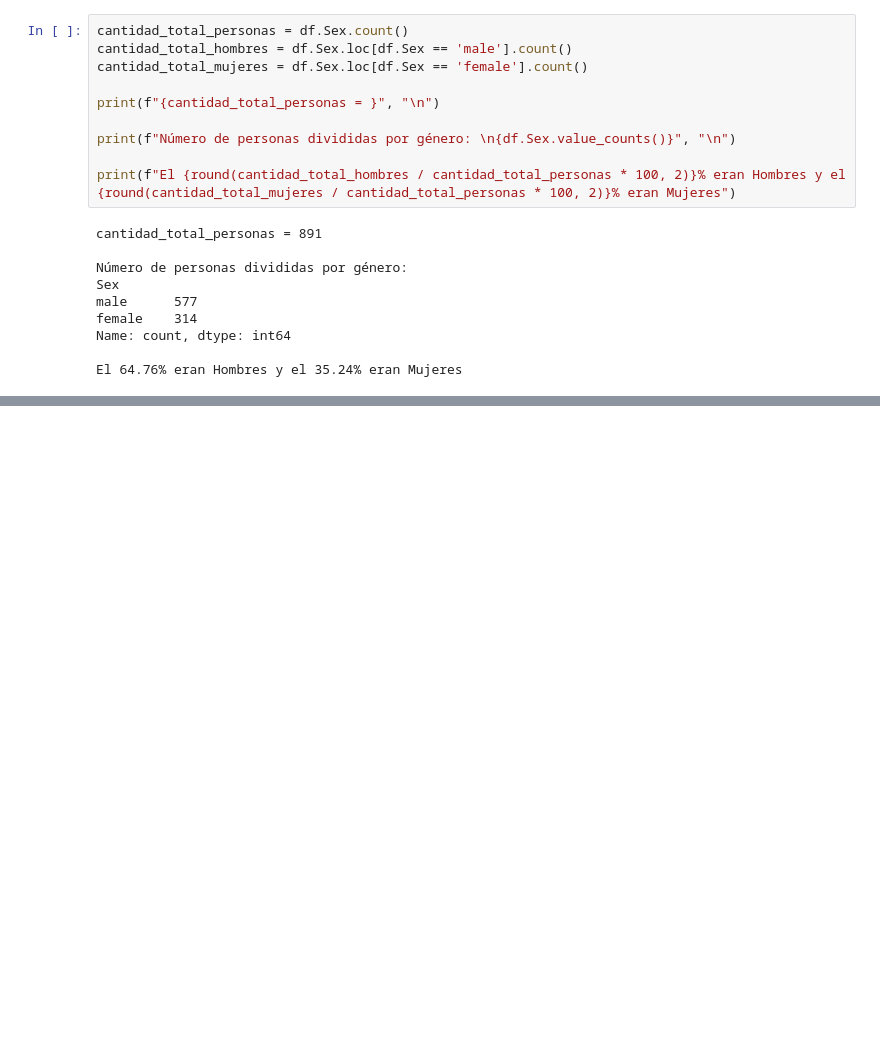
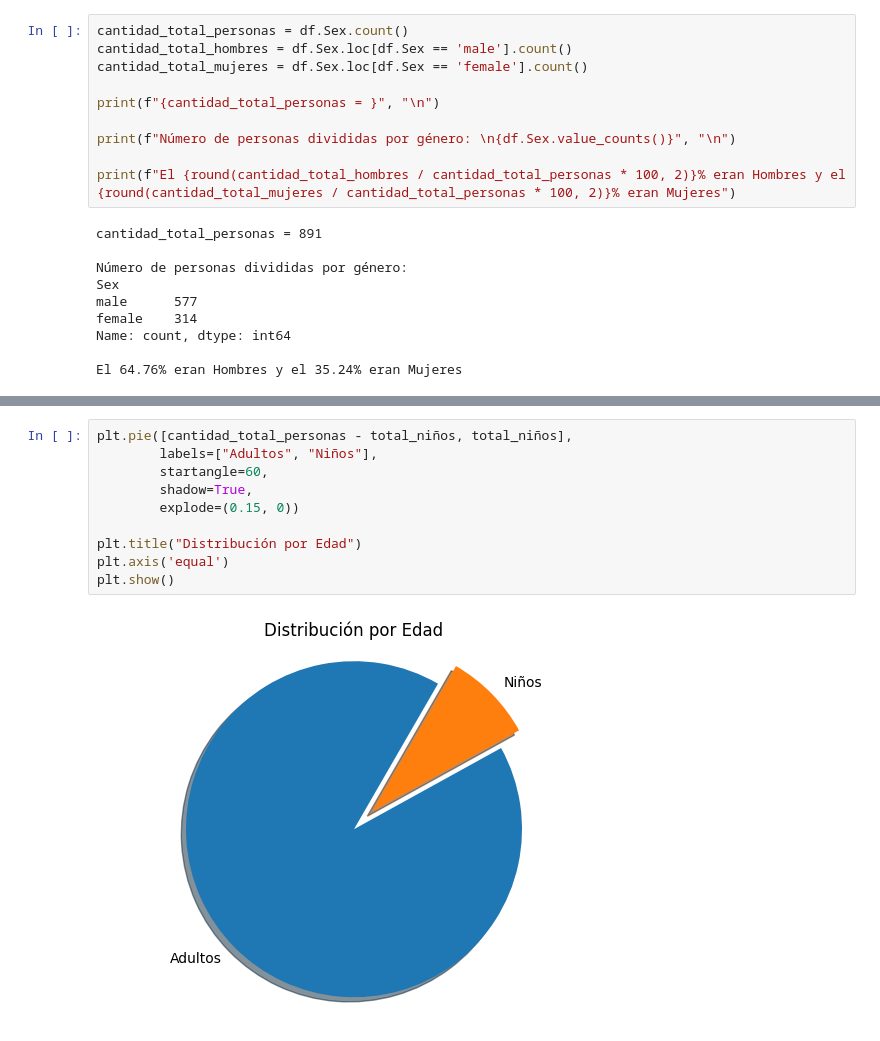
Before and after one commit to Danielr027/Analizando-Dataset-Titanic, a Jupyter notebook: analisis_tabla_titanic.ipynb, the cells around one changed output, grey strips where cells are left out. Saved outputs shown, nothing was run; the diff lists cells and outputs as text; blank space fills up the shorter version.

```diff
--- a/analisis_tabla_titanic.ipynb
+++ b/analisis_tabla_titanic.ipynb
@@ -168,3 +231,15 @@ El 27.27% de los niños que sobrevivieron eran chicos.
 
 El 18.18% de los niños que muerieron eran chicas.
 El 23.38% de los niños que muerieron eran chicos.
+# %%
+plt.pie([cantidad_total_personas - total_niños, total_niños],
+        labels=["Adultos", "Niños"],
+        startangle=60,
+        shadow=True,
+        explode=(0.15, 0))
+
+plt.title("Distribución por Edad")
+plt.axis('equal')
+plt.show()
+# %% [output]
+[figure, added]
```
Also changed, not shown: parts of 30 cells of this notebook.
